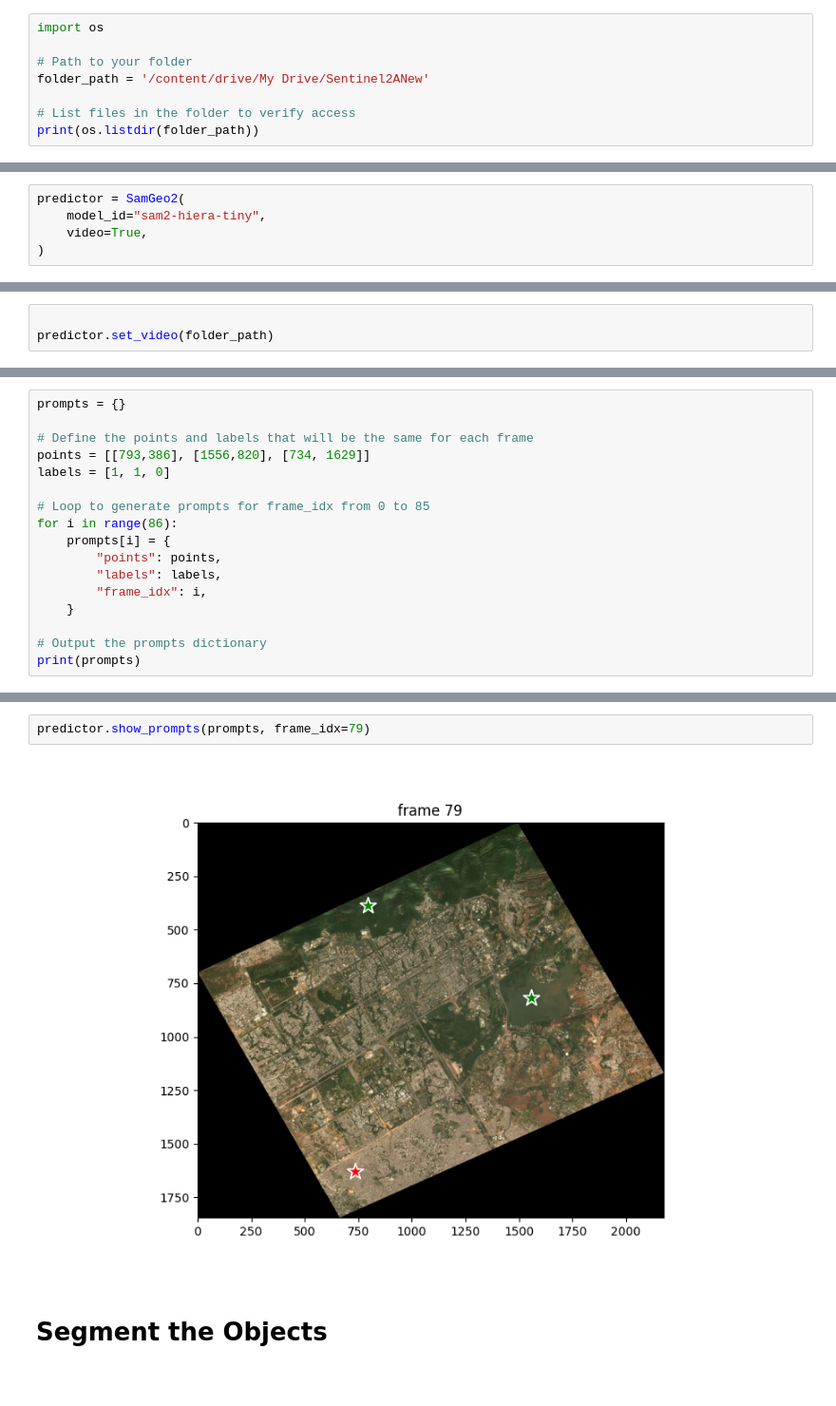
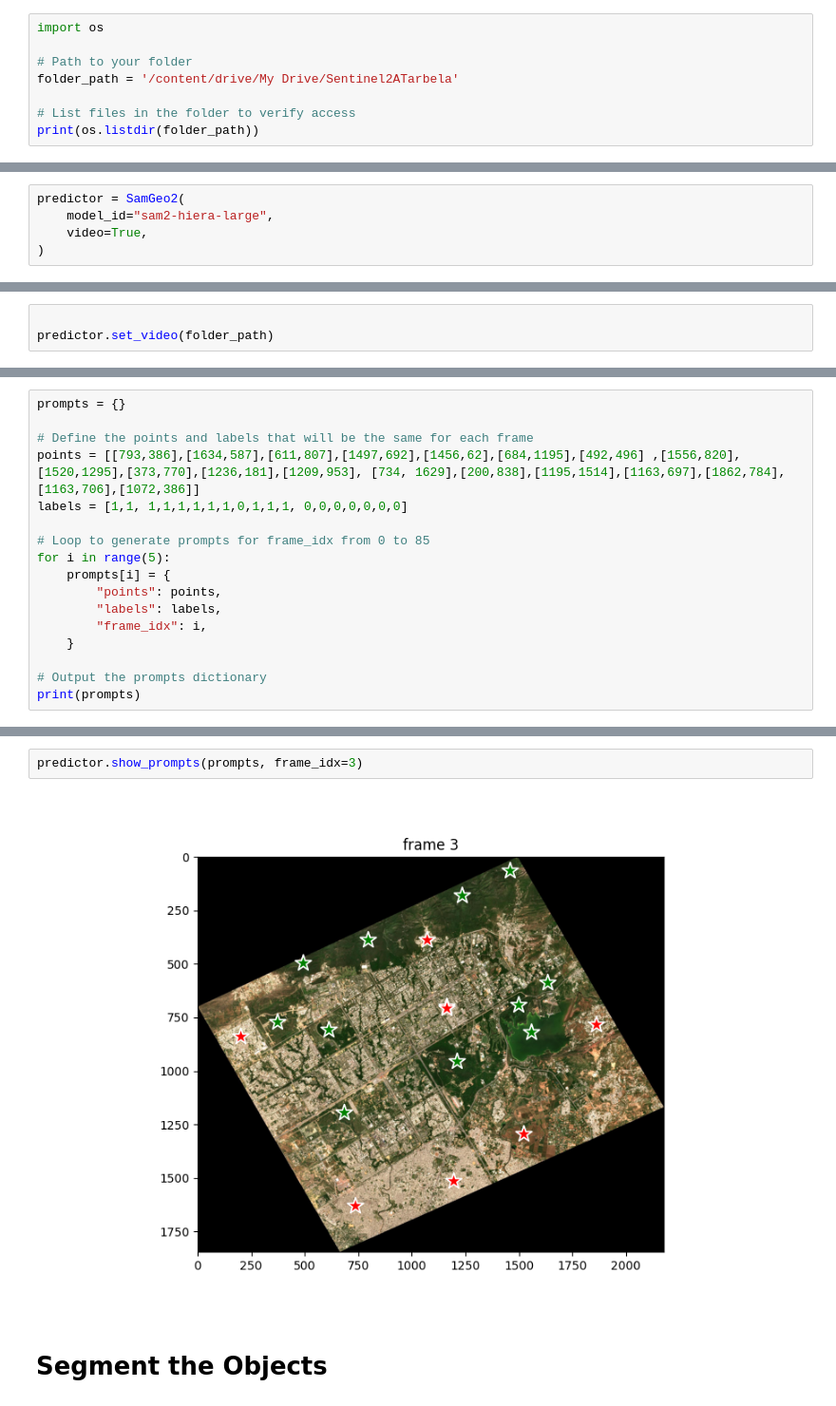
Before and after one commit to Faareh-Ahmed/Segment-Green-Spaces, a Jupyter notebook: GreenSpaceSAM2.ipynb, the cells around one changed output, grey strips where cells are left out. Shown at 95% size. Drawn from its saved outputs; the diff is of its cells as text.

Commit message:
Prompts for Segmenting green spaces

```diff
--- a/GreenSpaceSAM2.ipynb
+++ b/GreenSpaceSAM2.ipynb
@@ -36,7 +36,7 @@ Mounted at /content/drive
 import os
 
 # Path to your folder
-folder_path = '/content/drive/My Drive/Sentinel2ANew'
+folder_path = '/content/drive/My Drive/Sentinel2ATarbela'
 
 # List files in the folder to verify access
 print(os.listdir(folder_path))
@@ -72,7 +81,7 @@ Updated files: ['20181217.tif', '20181227.tif', '20190126.tif', '20190312.tif',
 # Initialize Model
 # %%
 predictor = SamGeo2(
-    model_id="sam2-hiera-tiny",
+    model_id="sam2-hiera-large",
     video=True,
 )
 # %% [markdown]
@@ -89,11 +100,11 @@ interactive(children=(IntSlider(value=0, description='Image', max=85), Output())
 prompts = {}
 
 # Define the points and labels that will be the same for each frame
-points = [[793,386], [1556,820], [734, 1629]]
-labels = [1, 1, 0]
+points = [[793,386],[1634,587],[611,807],[1497,692],[1456,62],[684,1195],[492,496] ,[1556,820],[1520,1295],[373,770],[1236,181],[1209,953], [734, 1629],[200,838],[1195,1514],[1163,697],[1862,784],[1163,706],[1072,386]]
+labels = [1,1, 1,1,1,1,1,1,0,1,1,1, 0,0,0,0,0,0,0]
 
 # Loop to generate prompts for frame_idx from 0 to 85
-for i in range(86):
+for i in range(5):
     prompts[i] = {
         "points": points,
         "labels": labels,
@@ -107,7 +118,7 @@ print(prompts)
 # %%
-predictor.show_prompts(prompts, frame_idx=79)
+predictor.show_prompts(prompts, frame_idx=3)
 # %% [output]
-[figure, old version]
+[figure, new version]
 # %% [markdown]
 # Segment the Objects
 # %%
```
Also changed, not shown: parts of 8 cells of this notebook.
